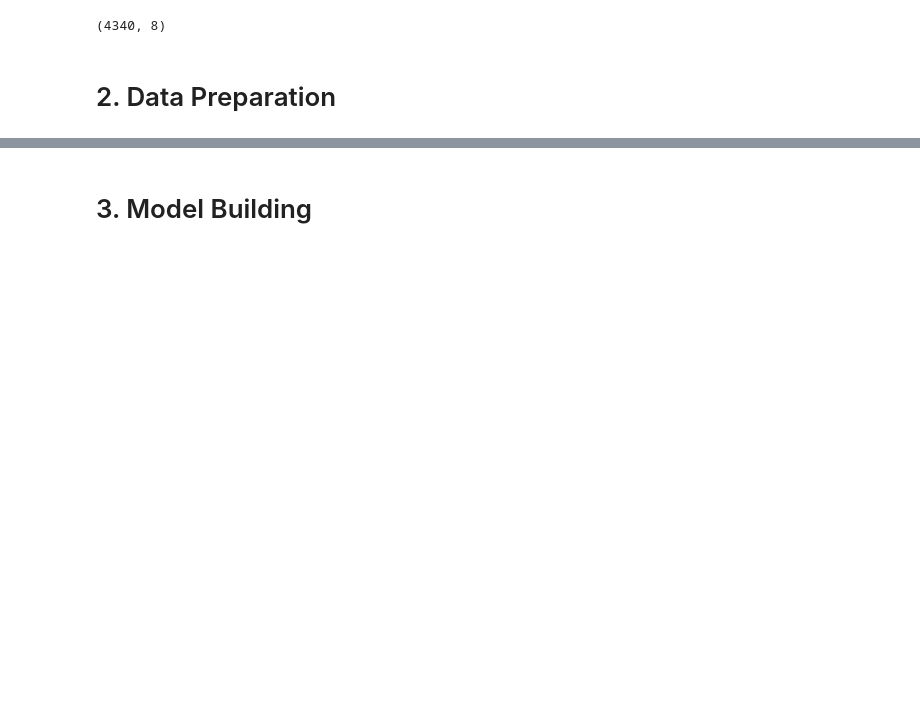
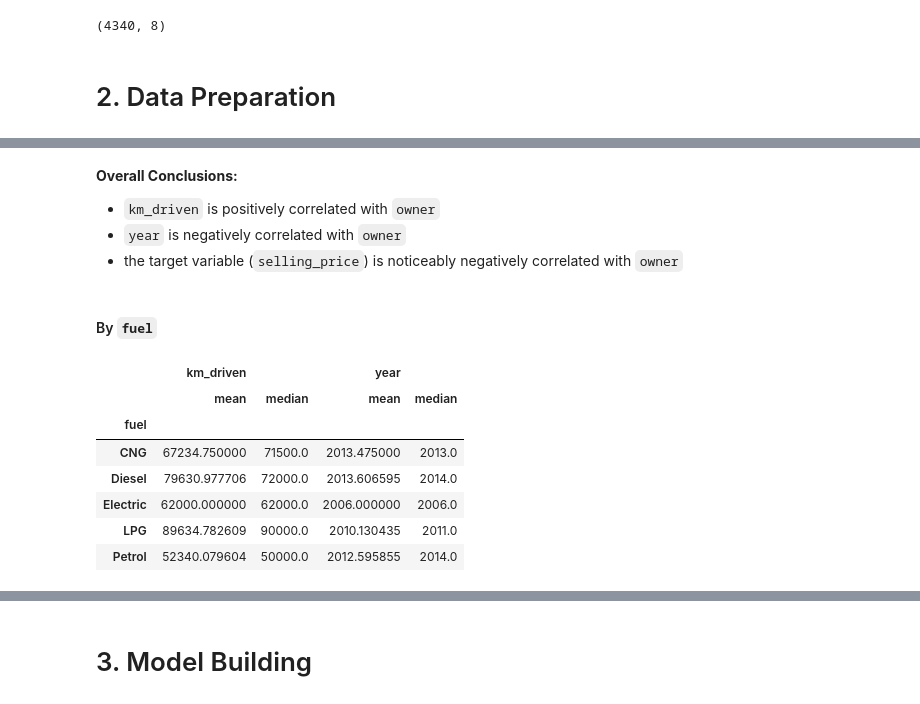
Before and after one commit to Bayan2019/internship_1206, a Jupyter notebook: assignment_07.ipynb, the cells around one changed output, grey strips where cells are left out. Cells and saved outputs as stored; diff of their text form; code cells hidden in the pictures; blank space fills up the shorter version.

```diff
--- a/assignment_07.ipynb
+++ b/assignment_07.ipynb
@@ -97,0 +257,19 @@ cars.shape
+# %% [markdown]
+**Overall Conclusions:**
+
+- `km_driven` is positively correlated with `owner`
+- `year` is negatively correlated with `owner`
+- the target variable (`selling_price`) is noticeably negatively correlated with `owner`
+# %% [markdown]
+#### By `fuel`
+# %%
+cars[continuousFeatures+['fuel']].groupby('fuel').agg(['mean', 'median'])
+# %% [output]
+|  | km_driven |  | year |  |
+|  | mean | median | mean | median |
+| fuel |  |  |  |  |
+| CNG | 67234.750000 | 71500.0 | 2013.475000 | 2013.0 |
+| Diesel | 79630.977706 | 72000.0 | 2013.606595 | 2014.0 |
+| Electric | 62000.000000 | 62000.0 | 2006.000000 | 2006.0 |
+| LPG | 89634.782609 | 90000.0 | 2010.130435 | 2011.0 |
+| Petrol | 52340.079604 | 50000.0 | 2012.595855 | 2014.0 |
```
Also changed, not shown: parts of 67 cells of this notebook.
